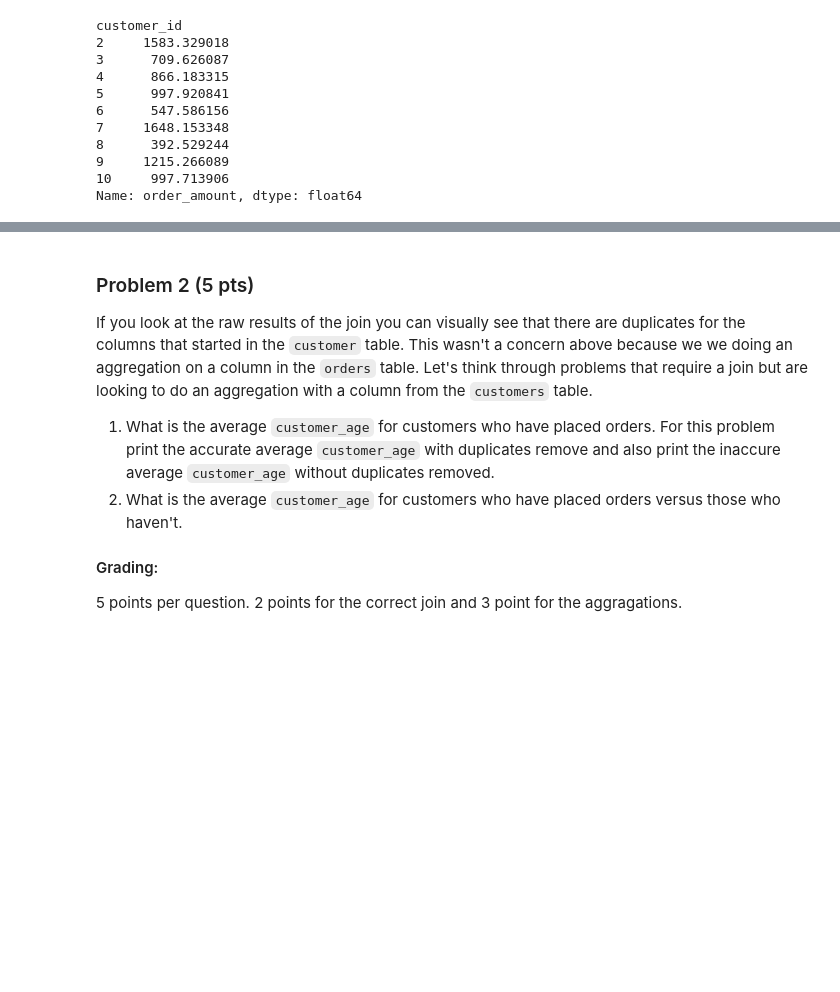
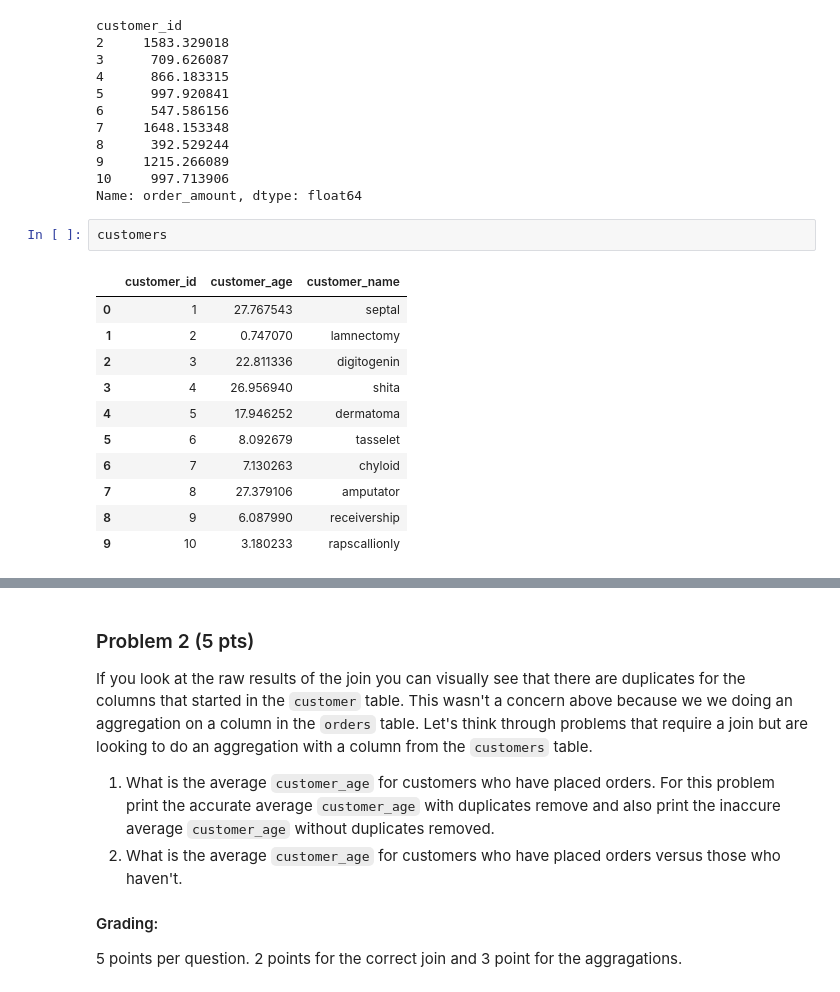
Before and after one commit to Pyckett/DrewPickett_AD450Winter2026, a Jupyter notebook: week_10_agg.ipynb, the cells around one changed output, grey strips where cells are left out. Saved outputs shown, nothing was run; the diff lists cells and outputs as text; blank space fills up the shorter version.

```diff
--- a/week_10_agg.ipynb
+++ b/week_10_agg.ipynb
@@ -150,3 +150,17 @@ customer_id
 9     1215.266089
 10     997.713906
 Name: order_amount, dtype: float64
+# %%
+customers
+# %% [output]
+|  | customer_id | customer_age | customer_name |
+| 0 | 1 | 27.767543 | septal |
+| 1 | 2 | 0.747070 | lamnectomy |
+| 2 | 3 | 22.811336 | digitogenin |
+| 3 | 4 | 26.956940 | shita |
+| 4 | 5 | 17.946252 | dermatoma |
+| 5 | 6 | 8.092679 | tasselet |
+| 6 | 7 | 7.130263 | chyloid |
+| 7 | 8 | 27.379106 | amputator |
+| 8 | 9 | 6.087990 | receivership |
+| 9 | 10 | 3.180233 | rapscallionly |
```
Also changed, not shown: parts of 6 cells of this notebook.
